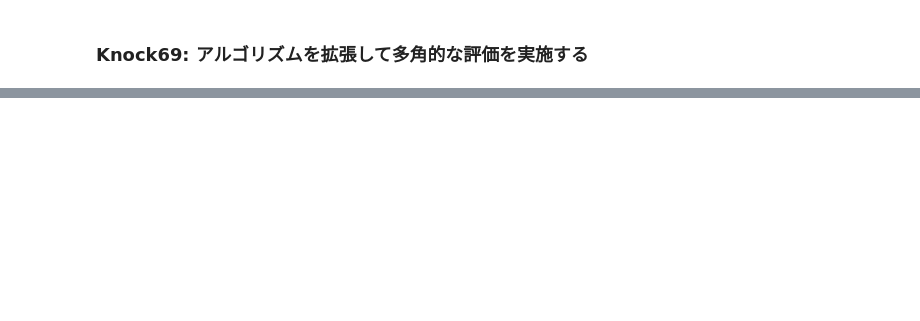
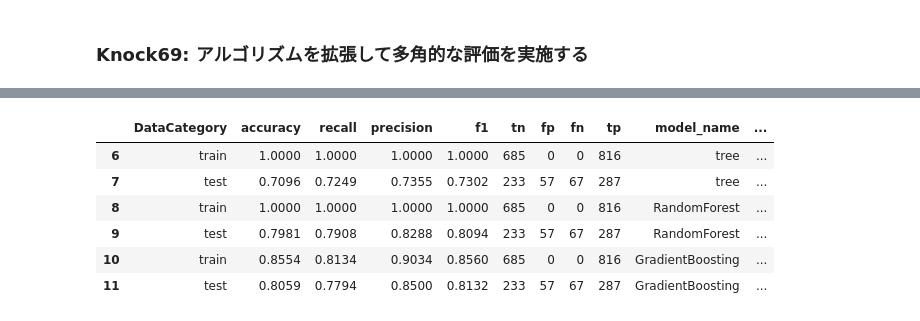
Before and after one commit to ginmaruGH/python-practical-machine-learning-system-100knocks, a Jupyter notebook: ch07/ch07.ipynb, the cells around one changed output, grey strips where cells are left out. Saved outputs shown, nothing was run; the diff lists cells and outputs as text; code cells hidden in the pictures; blank space fills up the shorter version.

```diff
--- a/ch07/ch07.ipynb
+++ b/ch07/ch07.ipynb
@@ -568,0 +678,12 @@ GradientBoostingClassifier
+# %%
+# 休日モデルの評価
+
+score_all.loc[score_all["model_target"] == "y_weekend"]
+# %% [output]
+|  | DataCategory | accuracy | recall | precision | f1 | tn | fp | fn | tp | model_name | ... |
+| 6 | train | 1.0000 | 1.0000 | 1.0000 | 1.0000 | 685 | 0 | 0 | 816 | tree | ... |
+| 7 | test | 0.7096 | 0.7249 | 0.7355 | 0.7302 | 233 | 57 | 67 | 287 | tree | ... |
+| 8 | train | 1.0000 | 1.0000 | 1.0000 | 1.0000 | 685 | 0 | 0 | 816 | RandomForest | ... |
+| 9 | test | 0.7981 | 0.7908 | 0.8288 | 0.8094 | 233 | 57 | 67 | 287 | RandomForest | ... |
+| 10 | train | 0.8554 | 0.8134 | 0.9034 | 0.8560 | 685 | 0 | 0 | 816 | GradientBoosting | ... |
+| 11 | test | 0.8059 | 0.7794 | 0.8500 | 0.8132 | 233 | 57 | 67 | 287 | GradientBoosting | ... |
```
Also changed, not shown: parts of 7 cells of this notebook.
